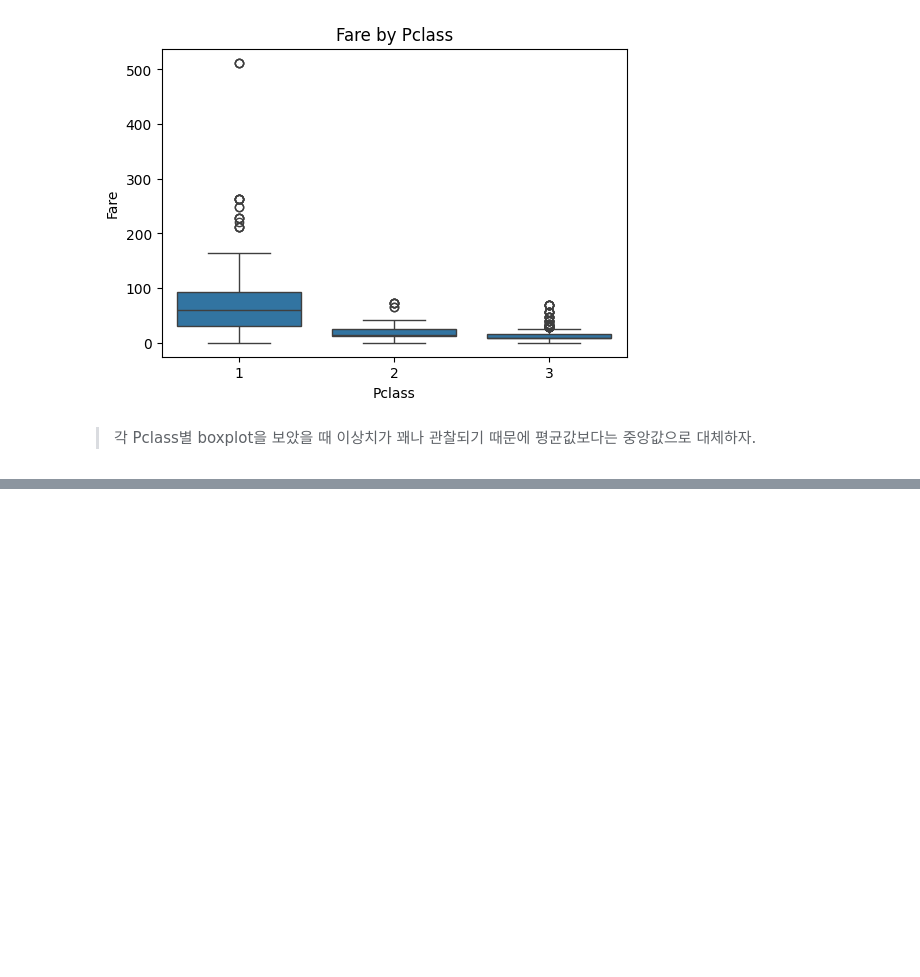
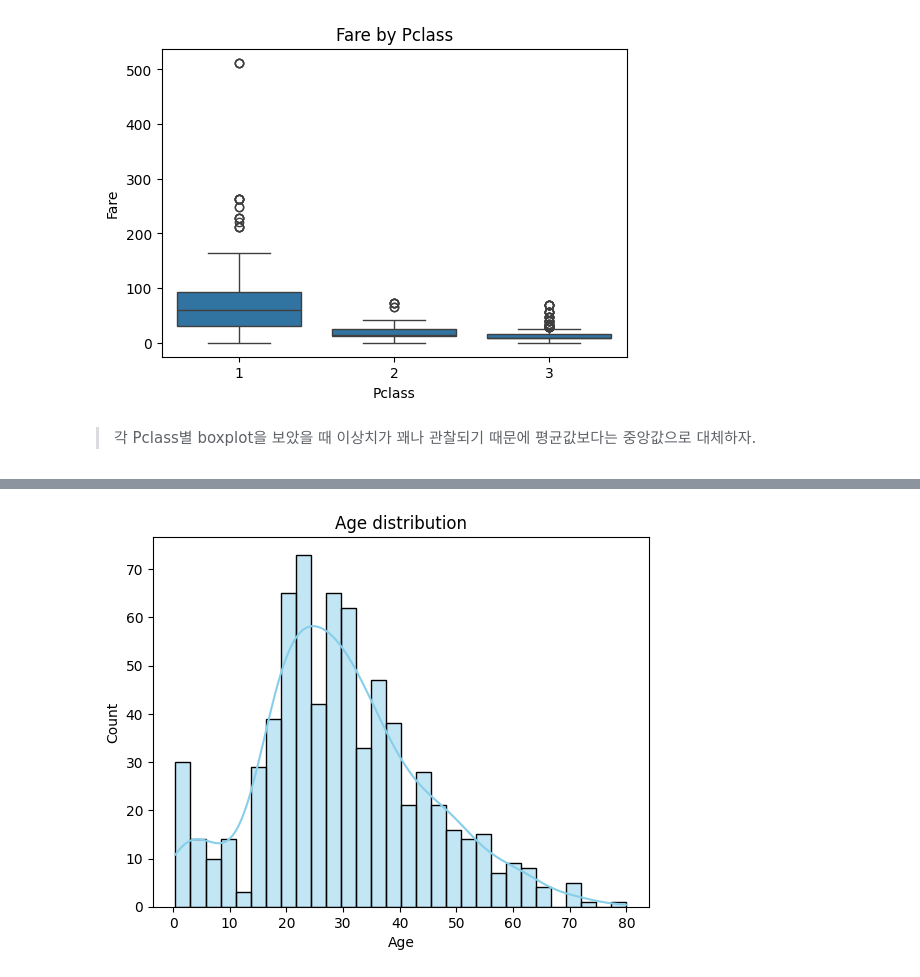
Before and after one commit to editdiary/Kaggle, a Jupyter notebook: Titanic - ML from Disaster/Practive.ipynb, the cells around one changed output, grey strips where cells are left out. Saved outputs shown, nothing was run; the diff lists cells and outputs as text; code cells hidden in the pictures; blank space fills up the shorter version.

```diff
--- a/Titanic - ML from Disaster/Practive.ipynb
+++ b/Titanic - ML from Disaster/Practive.ipynb
@@ -238,0 +277,2 @@ Index(['PassengerId', 'Survived', 'Pclass', 'Sex', 'Age', 'SibSp', 'Parch',
+# %%
+df.drop(['Embarked'], axis=1, inplace=True)    # Embarked 열 삭제
@@ -238,0 +335,7 @@ Index(['PassengerId', 'Survived', 'Pclass', 'Sex', 'Age', 'SibSp', 'Parch',
+# %%
+# Age의 분포 시각화
+sns.histplot(df['Age'], bins=30, color='skyblue', kde=True)   # kde: kernel density estimation(밀도추정)
+plt.title('Age distribution')
+plt.show()
+# %% [output]
+[figure, added]
```
Also changed, not shown: parts of 54 cells of this notebook, 1 other file.
